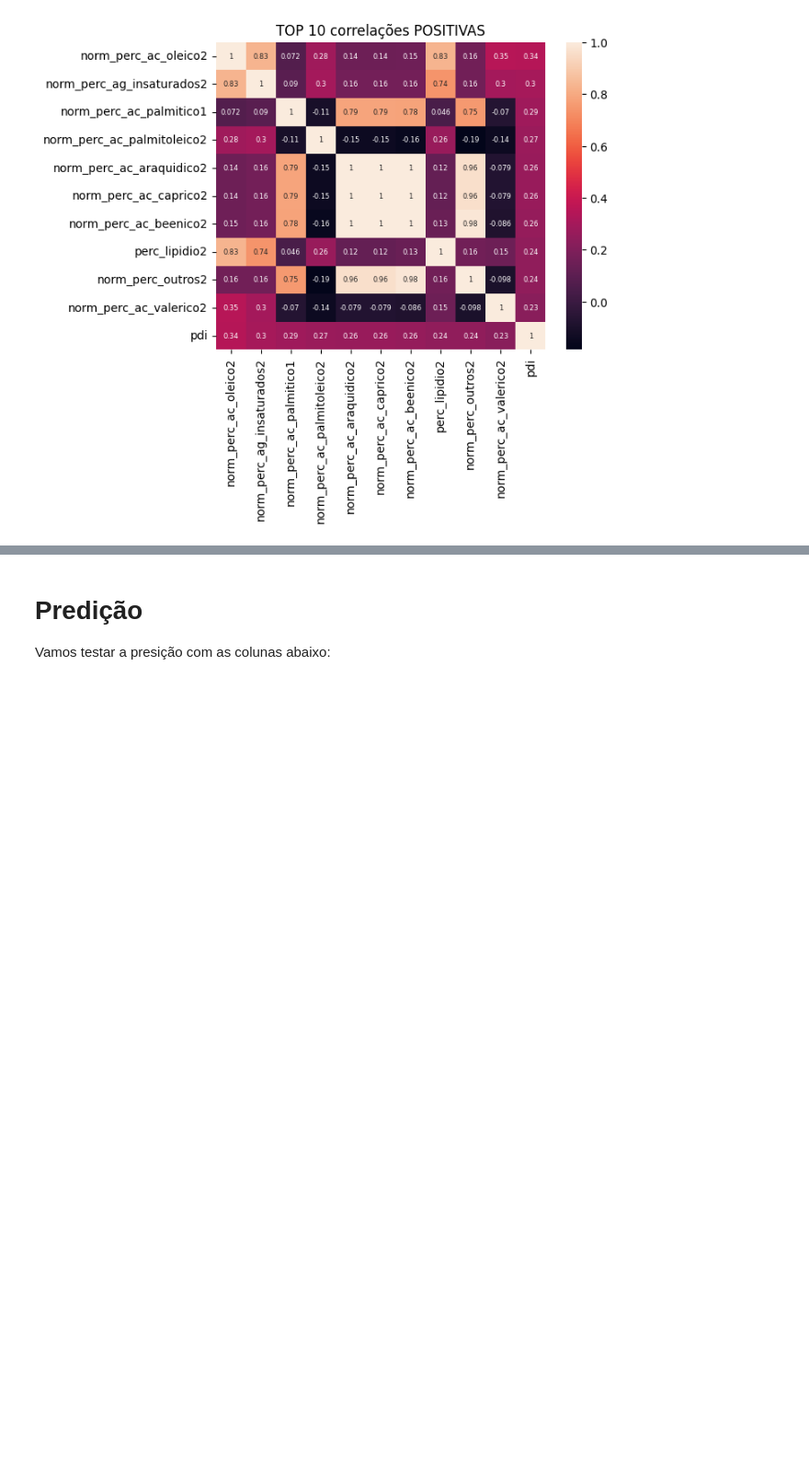
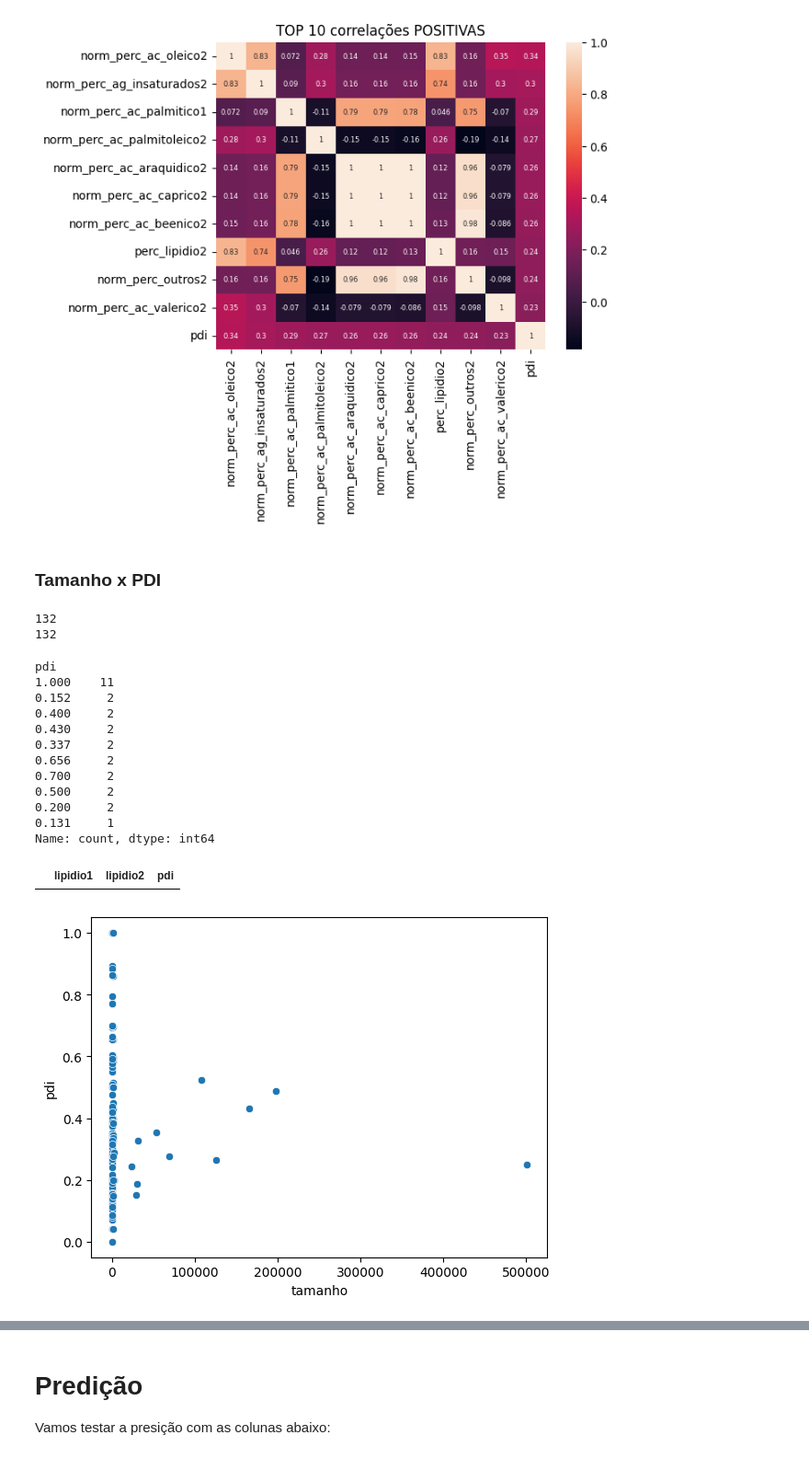
Before and after one commit to brfiso/PyNanoEmulsion, a Jupyter notebook: AnaliseNova.ipynb, the cells around one changed output, grey strips where cells are left out. Shown at 92% size. Saved outputs shown, nothing was run; the diff lists cells and outputs as text; code cells hidden in the pictures; blank space fills up the shorter version.

```diff
--- a/AnaliseNova.ipynb
+++ b/AnaliseNova.ipynb
@@ -11,11 +11,12 @@ RANDOM_STATE = 42
 PDI_CORTE_NANO = 0.35 # até 0.35 de PDI
 TAMANHO_CORTE_NANO = 300 # Até 300 nanometros
 # %%
-df = pd.read_csv('FormulacoesNano.csv', sep=';')
+df = pd.read_csv('FormulacoesNano_1.csv', sep=';')
 
 df.columns = [x.lower() for x in df.columns]
 df.drop(columns=['manteiga_1', 'manteiga_2', 'formulacao', 'oleo', 'translucida', 'pontodenuvem'], inplace=True)
 
+
 df.fillna(0, inplace=True)
 df.head()
 # %% [output]
@@ -129,3 +124,33 @@ sns.heatmap(df[top_10_positivas].corr(), annot=True, annot_kws={"size": 6})
 plt.show()
 # %% [output]
 [figure]
+# %% [markdown]
+### Tamanho x PDI
+# %%
+print(len(df))
+df.drop(df[df['pdi']> 600].index, inplace=True)
+print(len(df))
+# %% [output]
+132
+132
+# %%
+sns.scatterplot(df, x='tamanho', y='pdi')
+print(df['pdi'].value_counts().sort_values(ascending=False).head(10))
+
+
+df[df['pdi']> 1][['lipidio1', 'lipidio2', 'pdi']]
+# %% [output]
+pdi
+1.000    11
+0.152     2
+0.400     2
+0.430     2
+0.337     2
+0.656     2
+0.700     2
+0.500     2
+0.200     2
+0.131     1
+Name: count, dtype: int64
+|  | lipidio1 | lipidio2 | pdi |
+[figure, added]
```
Also changed, not shown: parts of 7 cells of this notebook, 3 other files.
